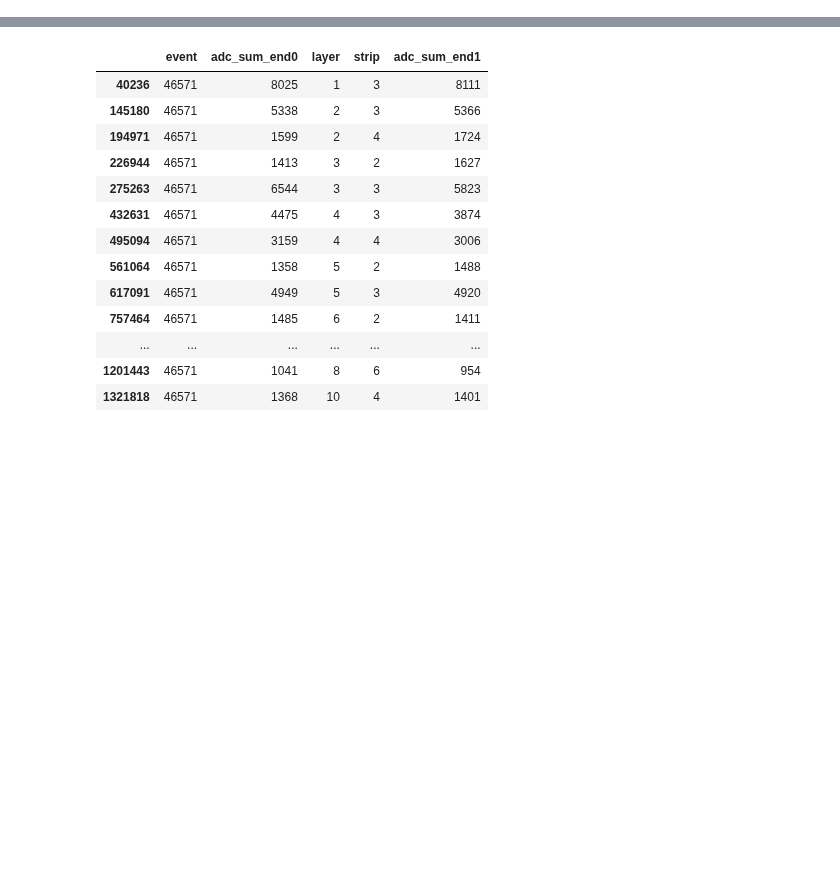
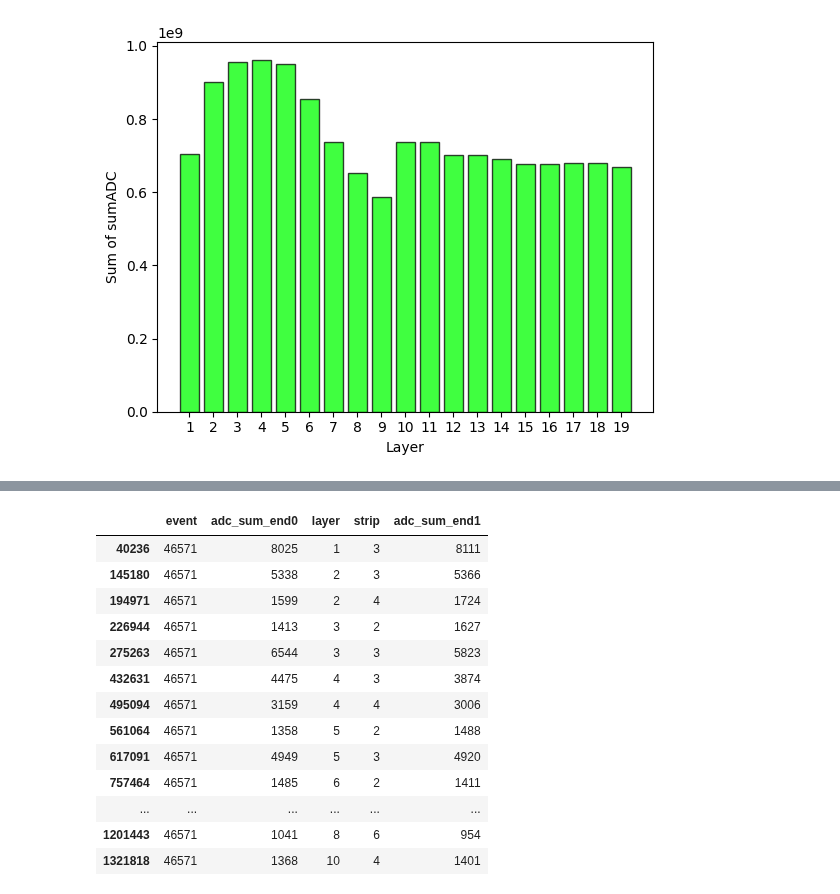
Before and after one commit to gajdangreta/hcalTestBeam, a Jupyter notebook: hcalEnv/notebooks/hcal_clean.ipynb, the cells around one changed output, grey strips where cells are left out. Cells and saved outputs as stored; diff of their text form; code cells hidden in the pictures; blank space fills up the shorter version.

```diff
--- a/hcalEnv/notebooks/hcal_clean.ipynb
+++ b/hcalEnv/notebooks/hcal_clean.ipynb
@@ -14,7 +14,7 @@ def drop_columns(df):
     return df
 # %%
 def import_data(calibration_folder, data_folder, run_n):
-    pedestals=drop_columns(pd.read_csv(calibration_folder+"/pedestals.csv", sep=','))
+    pedestals=drop_columns(pd.read_csv(calibration_folder+"/pedestals_MIP.csv", sep=','))
     mips=drop_columns(pd.read_csv(calibration_folder+"/mip.csv", sep=','))
     run=drop_columns(pd.read_csv(data_folder+"/run_"+str(run_n)+".csv", sep=','))
     return pedestals,mips,run
@@ -121,0 +117,13 @@ layer_energy=r.groupby(["layer"]).sum().drop(columns=["event", "strip"]).reset_i
+# %%
+layer_energy=r.groupby(["layer"]).sum().drop(columns=["pf_event", "strip"]).reset_index()
+plt.bar(layer_energy['layer'], (layer_energy["adc_sum_end0"]+layer_energy["adc_sum_end1"])/(2),
+        color='lime', alpha=0.75, edgecolor="black", label="Run 300")
+#plt.yscale('log')
+plt.xticks(np.arange(1,20))
+plt.savefig("../../plots/cutflow/fresh_from_import.png", bbox_inches='tight')
+plt.xlabel("Layer")
+plt.ylabel("Sum of sumADC")
+plt.savefig("../../plots/cutflow/fresh_from_import.png", bbox_inches='tight')
+plt.show()
+# %% [output]
+[figure, added]
```
Also changed, not shown: parts of 6 cells of this notebook.
